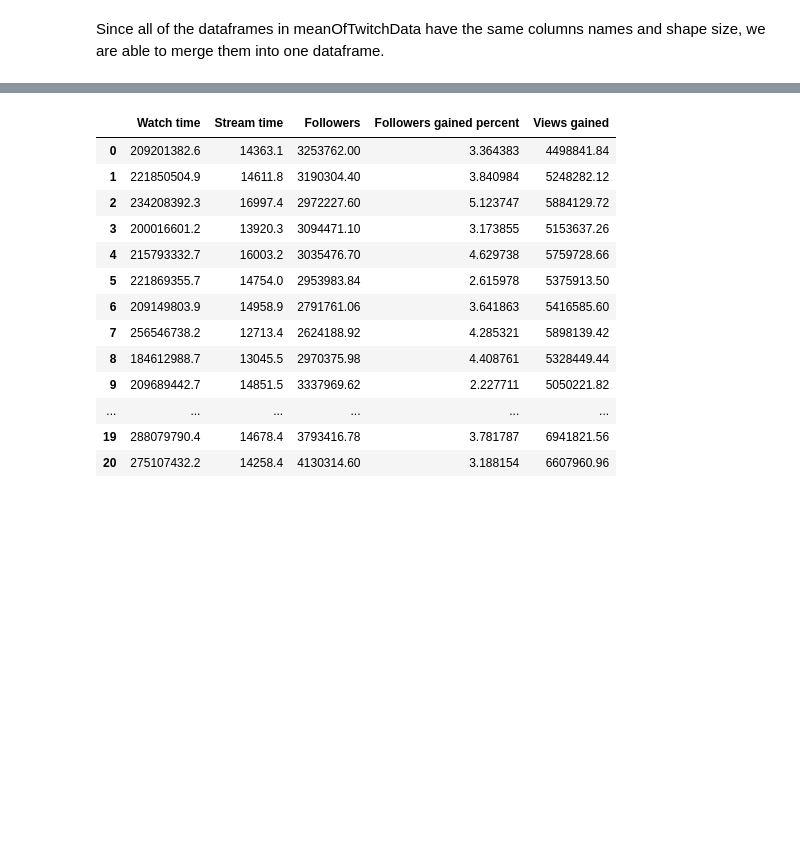
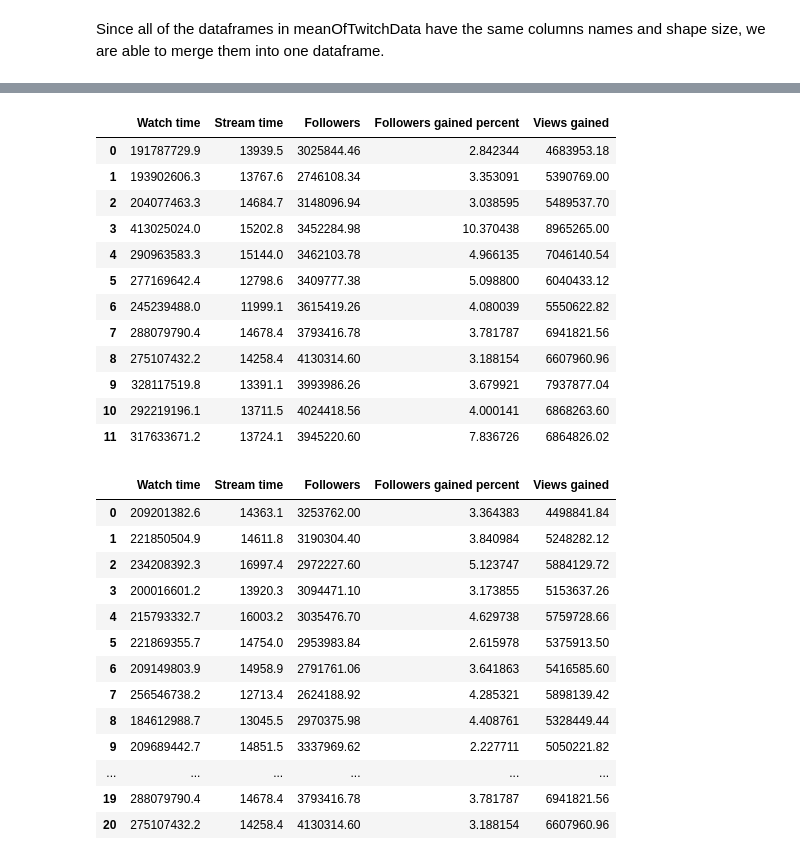
Before and after one commit to dayes5/Twitch-Analysis, a Jupyter notebook: FinalProjectGroup079-Wi22.ipynb, the cells around one changed output, grey strips where cells are left out. Cells and saved outputs as stored; diff of their text form; code cells hidden in the pictures; blank space fills up the shorter version.

```diff
--- a/FinalProjectGroup079-Wi22.ipynb
+++ b/FinalProjectGroup079-Wi22.ipynb
@@ -237,3 +276,19 @@ df2020 = pd.DataFrame(data=meanOf2020Data)
+# %%
+df2020
+# %% [output]
+|  | Watch time | Stream time | Followers | Followers gained percent | Views gained |
+| 0 | 191787729.9 | 13939.5 | 3025844.46 | 2.842344 | 4683953.18 |
+| 1 | 193902606.3 | 13767.6 | 2746108.34 | 3.353091 | 5390769.00 |
+| 2 | 204077463.3 | 14684.7 | 3148096.94 | 3.038595 | 5489537.70 |
+| 3 | 413025024.0 | 15202.8 | 3452284.98 | 10.370438 | 8965265.00 |
+| 4 | 290963583.3 | 15144.0 | 3462103.78 | 4.966135 | 7046140.54 |
+| 5 | 277169642.4 | 12798.6 | 3409777.38 | 5.098800 | 6040433.12 |
+| 6 | 245239488.0 | 11999.1 | 3615419.26 | 4.080039 | 5550622.82 |
+| 7 | 288079790.4 | 14678.4 | 3793416.78 | 3.781787 | 6941821.56 |
+| 8 | 275107432.2 | 14258.4 | 4130314.60 | 3.188154 | 6607960.96 |
+| 9 | 328117519.8 | 13391.1 | 3993986.26 | 3.679921 | 7937877.04 |
+| 10 | 292219196.1 | 13711.5 | 4024418.56 | 4.000141 | 6868263.60 |
+| 11 | 317633671.2 | 13724.1 | 3945220.60 | 7.836726 | 6864826.02 |
 # %%
 df
 # %% [output]
```
Also changed, not shown: parts of 25 cells of this notebook.
